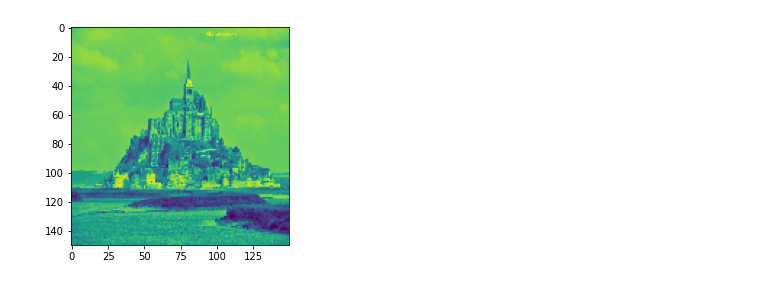
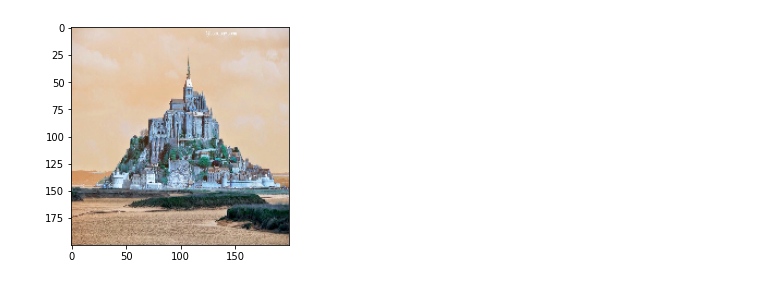
Before and after one commit to Birunda3000/Image-Augmentation, a Jupyter notebook: pipe_use_example.ipynb, the cells around one changed output. Cells and saved outputs as stored; diff of their text form; code cells hidden in the pictures.

```diff
--- a/pipe_use_example.ipynb
+++ b/pipe_use_example.ipynb
@@ -24,14 +8,9 @@ import Aug
 # %%
+novas_imagens = 30
 aux = cv2.imread('ibagem.jpg',cv2.IMREAD_COLOR)
-
-aux = cv2.imread('ibagem.jpg',cv2.IMREAD_GRAYSCALE)
-
-img_array = cv2.resize(aux, (150, 150))
-
-
-
-
-plt.imshow(img_array)
+#aux = cv2.imread('ibagem.jpg',cv2.IMREAD_GRAYSCALE)
+img_array = cv2.resize(aux, (200, 200))
+plt.imshow(img_array, cmap='gray')
 plt.show()
 # %% [output]
-[figure, old version]
+[figure, new version]
```
Also changed, not shown: parts of 17 cells of this notebook, 5 other files.
